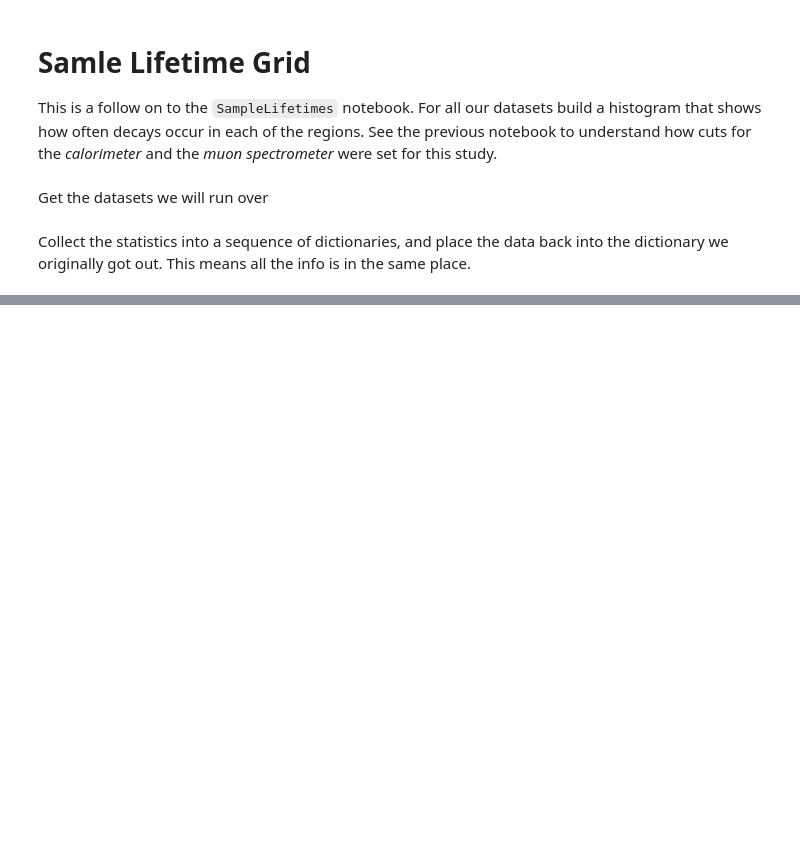
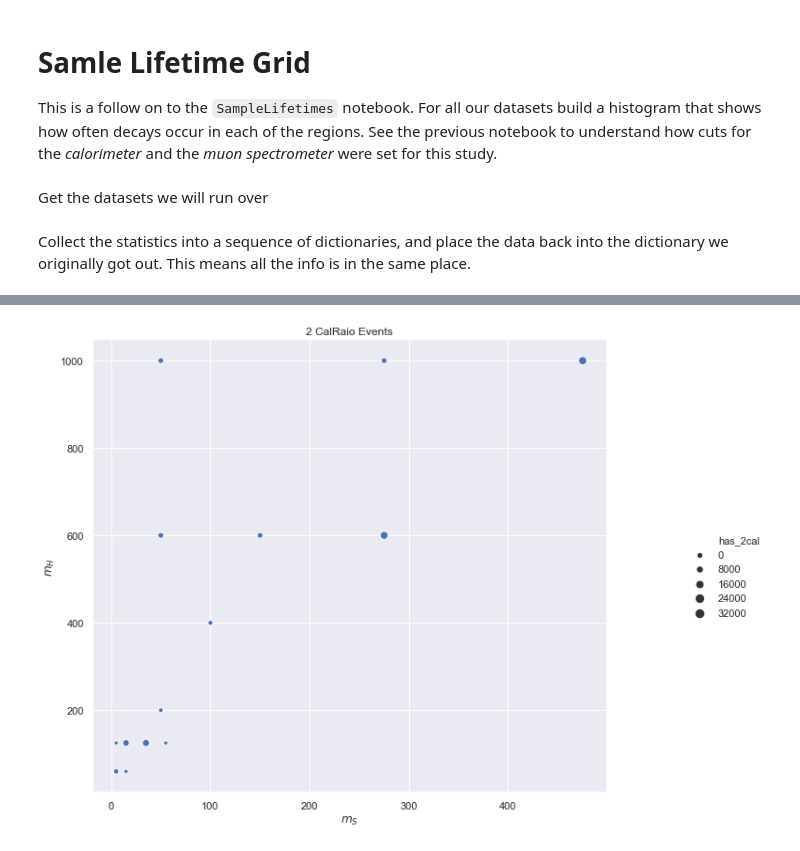
Before and after one commit to gordonwatts/CalMS, a Jupyter notebook: MCStudies/SampleLifetimeGrid.ipynb, the cells around one changed output, grey strips where cells are left out. Cells and saved outputs as stored; diff of their text form; code cells hidden in the pictures; blank space fills up the shorter version.

```diff
--- a/MCStudies/SampleLifetimeGrid.ipynb
+++ b/MCStudies/SampleLifetimeGrid.ipynb
@@ -36,0 +102,11 @@ pd.DataFrame(ds)
+# %%
+sns.relplot(x="mS", y="mH",
+            size="has_2cal",
+            data=df_rec)
+plt.title('2 CalRaio Events')
+plt.ylabel('$m_H$')
+plt.xlabel('$m_S$')
+fig = plt.gcf()
+_ = fig.set_size_inches(12, 8)
+# %% [output]
+[figure, added]
```
Also changed, not shown: parts of 10 cells of this notebook, 2 other files.
